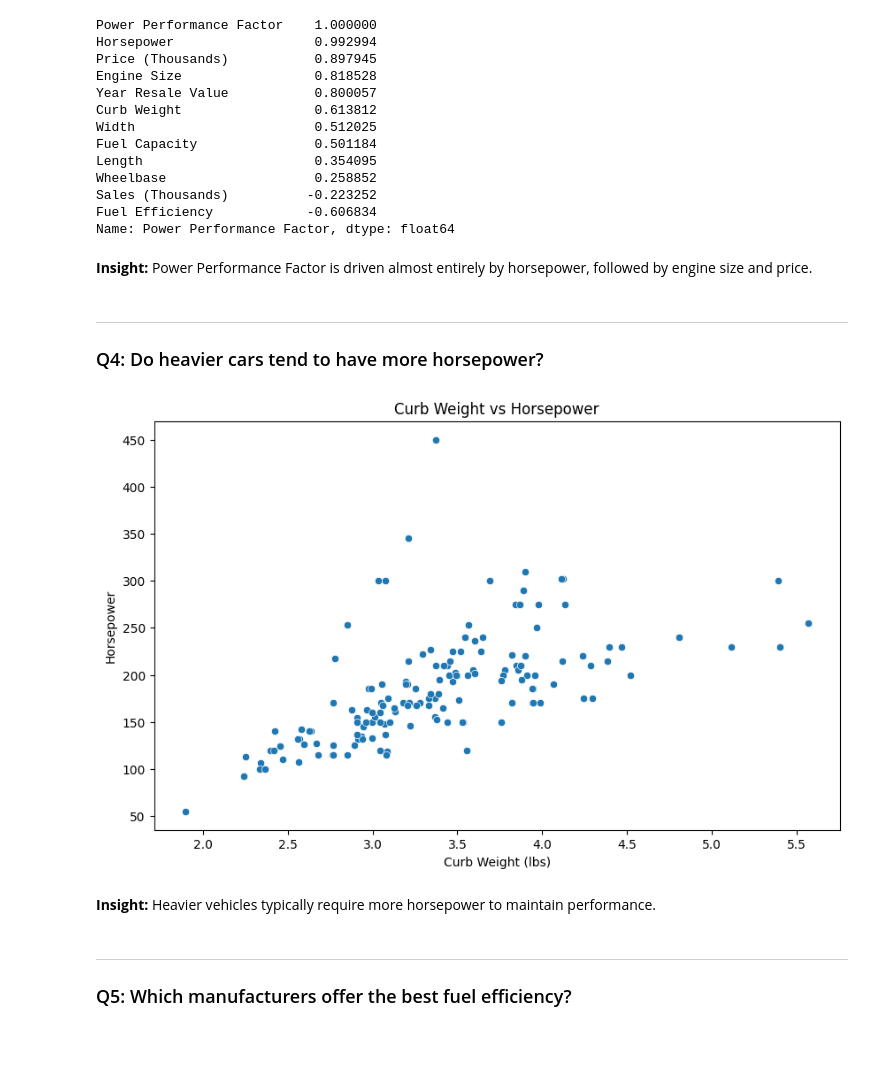
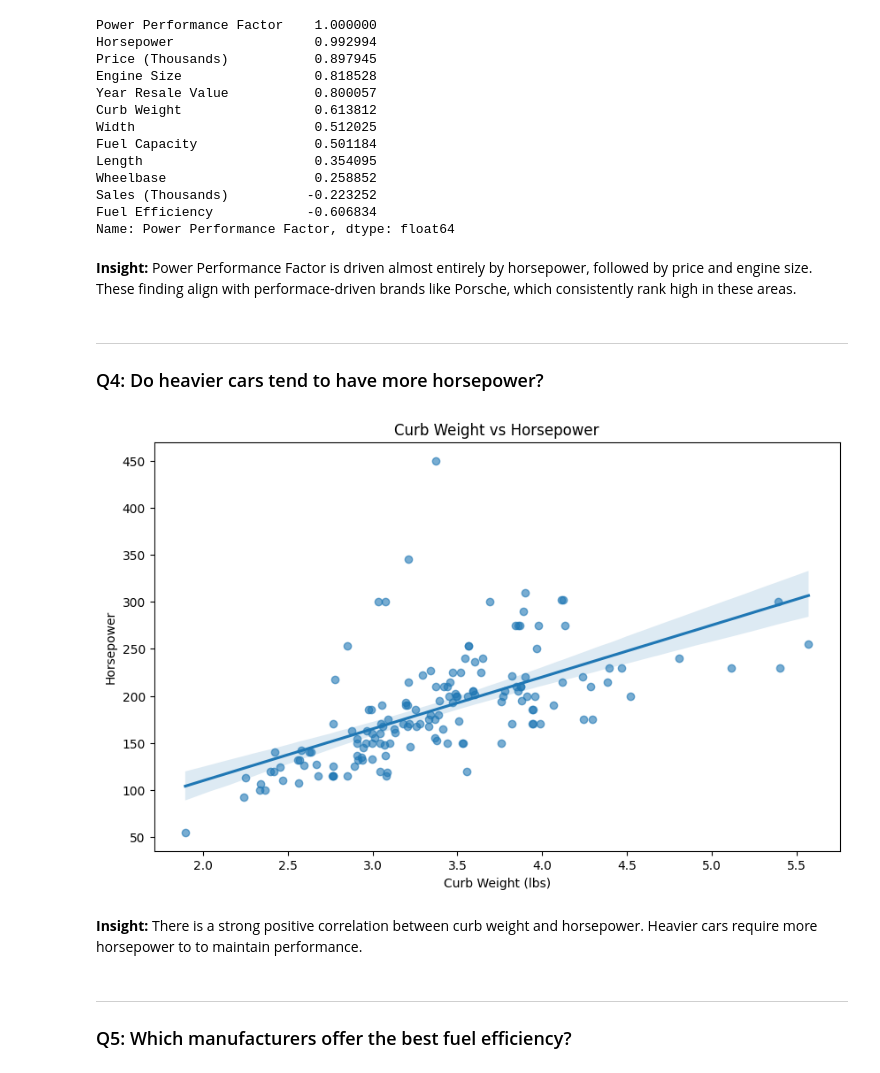
Before and after one commit to gutierrez14/car-data-analysis, a Jupyter notebook: car_analysis.ipynb, the cells around one changed output. Drawn from its saved outputs; the diff is of its cells as text; code cells hidden in the pictures; blank space fills up the shorter version.

```diff
--- a/car_analysis.ipynb
+++ b/car_analysis.ipynb
@@ -152,22 +152,22 @@ Sales (Thousands)          -0.223252
 Fuel Efficiency            -0.606834
 Name: Power Performance Factor, dtype: float64
 # %% [markdown]
-**Insight:** Power Performance Factor is driven almost entirely by horsepower, followed by engine size and price.
+**Insight:** Power Performance Factor is driven almost entirely by horsepower, followed by price and engine size. These finding align with performace-driven brands like Porsche, which consistently rank high in these areas.
 # %% [markdown]
 ---
 
 ### Q4: Do heavier cars tend to have more horsepower?
 # %%
 plt.figure(figsize=(10,6))
-sns.scatterplot(data=df, x='Curb Weight', y='Horsepower')
+sns.regplot(data=df, x='Curb Weight', y='Horsepower', scatter_kws={'alpha':0.6})
 plt.title("Curb Weight vs Horsepower")
 plt.xlabel("Curb Weight (lbs)")
 plt.ylabel("Horsepower")
 plt.show()
 # %% [output]
-[figure, old version]
+[figure, new version]
 # %% [markdown]
-**Insight:** Heavier vehicles typically require more horsepower to maintain performance.
+**Insight:** There is a strong positive correlation between curb weight and horsepower. Heavier cars require more horsepower to to maintain performance.
 # %% [markdown]
 ---
 
```
Also changed, not shown: parts of 10 cells of this notebook.
